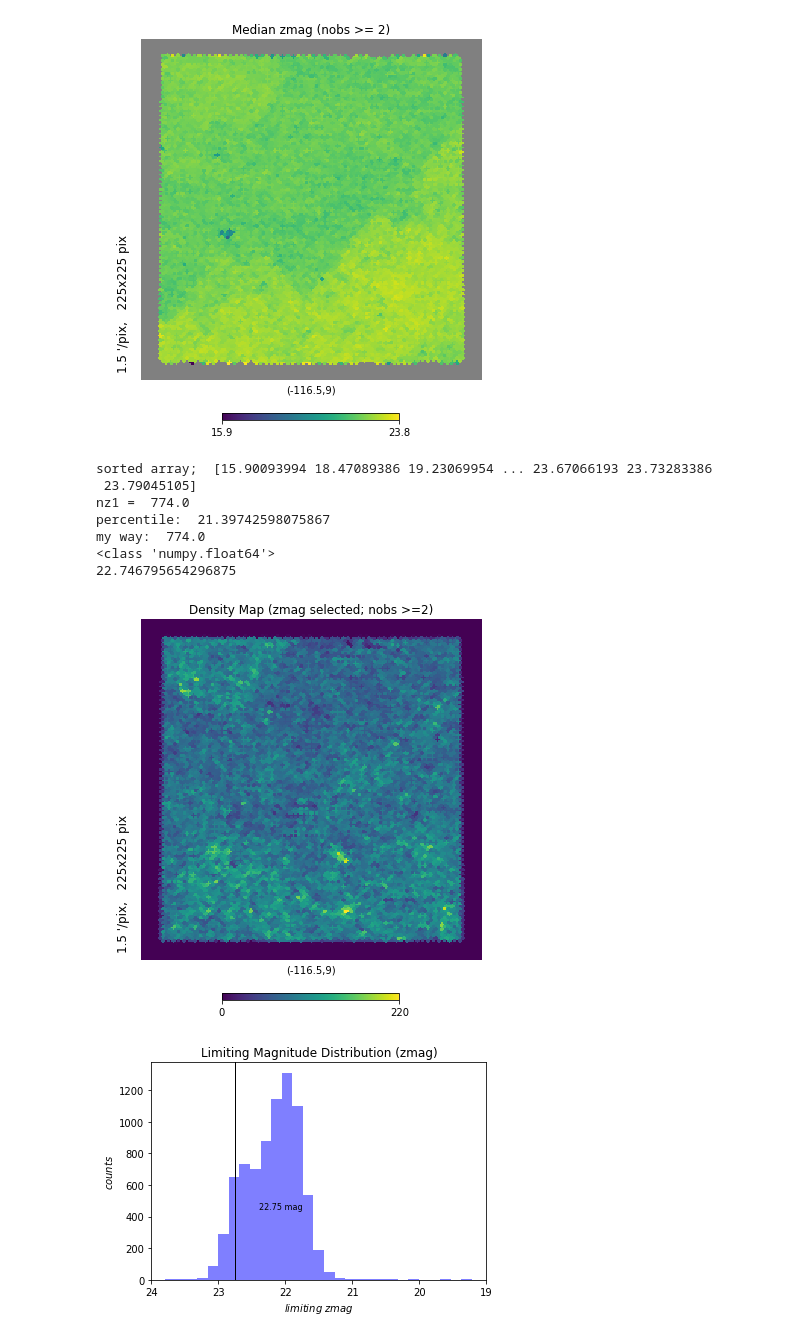
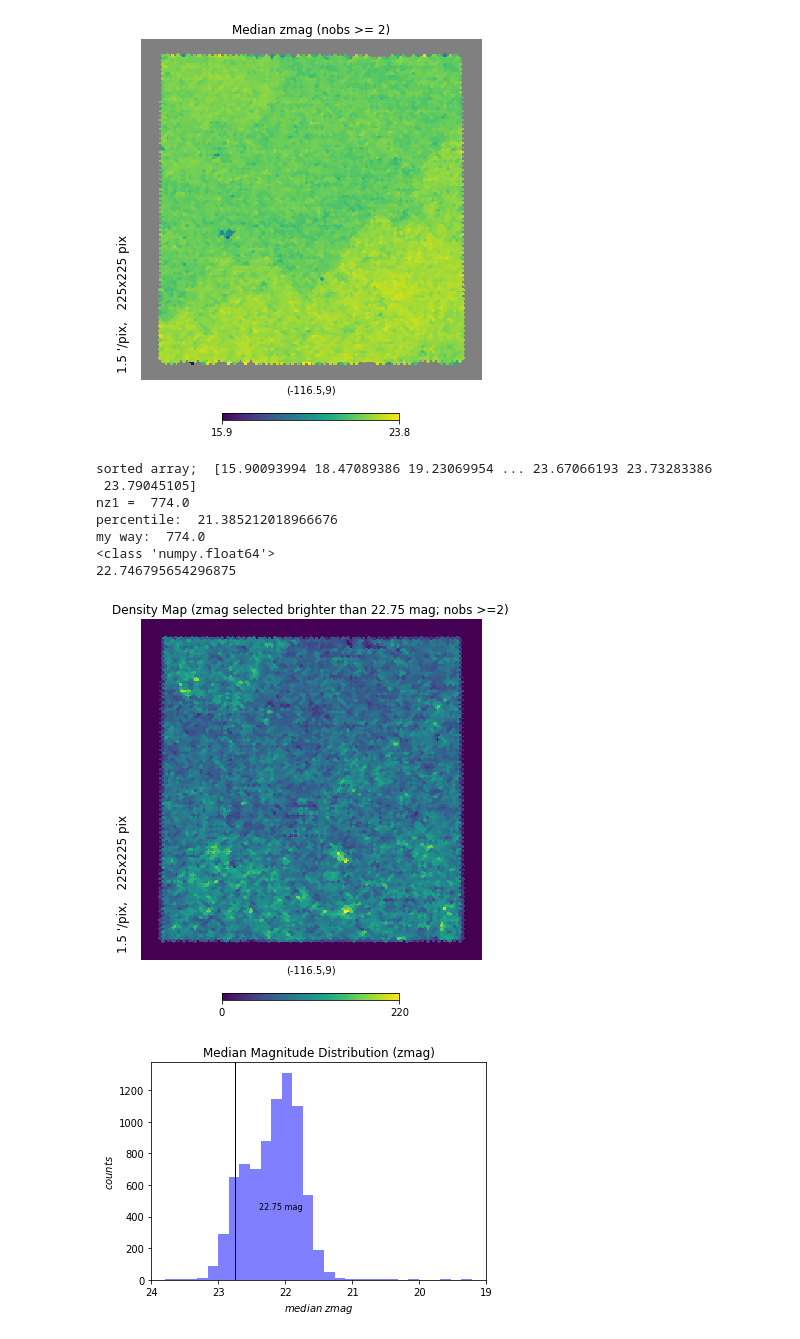
Before and after one commit to metownsend/lrg-project, a Jupyter notebook: zmag_selection_test.ipynb, the cells around one changed output. Saved outputs shown, nothing was run; the diff lists cells and outputs as text; code cells hidden in the pictures.

```diff
--- a/zmag_selection_test.ipynb
+++ b/zmag_selection_test.ipynb
@@ -209,10 +211,9 @@ plt.show()
  20.58319664]
 [figure]
 # %%
-# This section isolates the top 2 percent brightest sources in zmag. array_z is a map of median values for zmag for
+# This section isolates the top 90 percent brightest sources in zmag. array_z is a map of median values for zmag for
 # each HEALPix pixel.
 
-# Attempt to isolate only the top 2 percent of galaxies in whatever galaxy characteristic I'm looking at
 
 # sorted_array_g = np.sort(array_g[np.where(array_g != -1.)])
 # reverse_sorted_g = sorted_array_g[::-1]
@@ -236,8 +237,10 @@ reverse_sorted_z = sorted_array_z[::-1]
 # index value and everything after this index value is in the 2 percent brightest galaxies.
 cutlen_z1 = len(reverse_sorted_z) * 0.10
 # didn't realize the percentile function existed before now. This function comes up with a value that differs by
-# 0.1 mag
-cutlen_z2 = np.percentile(reverse_sorted_z, 0.98)
+# 1.4 mag. Explanation of difference found here: https://stackoverflow.com/questions/33344860/what-does-numpys-percentile-function-do-exactly
+# Since the percentile found with numpy doesn't have to be a number in the array, I think I want to use the cut found
+# my way.
+cutlen_z2 = np.percentile(reverse_sorted_z, 0.90)
 nz1 = np.rint(cutlen_z1)
 print('nz1 = ', nz1)
 print('percentile: ', cutlen_z2)
@@ -257,36 +260,38 @@ for i in range(len(ra98)):
     phi98.append(np.radians(ra98[i]))
 
 # Convert angles theta and phi to pixel numbers
 pixnums98 = hp.ang2pix(nside, theta98, phi98, nest=True)
 
 # Create a HEALPix map from pix
 density_map98 = np.bincount(pixnums98, minlength=npixel)
 
 # masked_density = np.zeros(len(density_map98))
 # masked_density[(density_map98 == -1.)] = 1
 # md = hp.ma(density_map98)
 # md.mask = masked_density
 
 # Plot mapp
-hp.gnomview(density_map98, xsize=225, ysize=225, rot=(-116.5, 9.), flip='geo', nest=True, title='Density Map (zmag selected; nobs >=2)')
+hp.gnomview(density_map98, xsize=225, ysize=225, rot=(-116.5, 9.), flip='geo', nest=True, title='Density Map (zmag selected brighter than 22.75 mag; nobs >=2)')
+plt.savefig("/Users/mtownsend/Desktop/new_density.pdf")
 plt.show()
 
-plt.title("Limiting Magnitude Distribution (zmag)")
+plt.title("Median Magnitude Distribution (zmag)")
 plt.hist(array_z[np.where(array_z != -1.)], bins=50, color='blue', alpha=0.5)
-plt.xlabel(r'$limiting$ $zmag$')
+plt.xlabel(r'$median$ $zmag$')
 plt.ylabel(r'$counts$')
 plt.xlim(19., 24.)
 plt.gca().invert_xaxis()
 plt.axvline(x=reverse_sorted_z[np.int64(nz1)], linewidth=1, color='black')
 plt.text(22.4, 450, '{} mag'.format(np.around(reverse_sorted_z[np.int64(nz1)], decimals=2)), fontsize=8)
+plt.savefig("/Users/mtownsend/Desktop/zmag_cut.pdf")
 plt.show()
 # %% [output]
 sorted array;  [15.90093994 18.47089386 19.23069954 ... 23.67066193 23.73283386
  23.79045105]
 nz1 =  774.0
-percentile:  21.39742598075867
+percentile:  21.385212018966676
 my way:  774.0
 <class 'numpy.float64'>
 22.746795654296875
-[figure, old version]
+[figure, new version]
-[figure, old version]
+[figure, new version]
```
Also changed, not shown: parts of 1 cell of this notebook.
